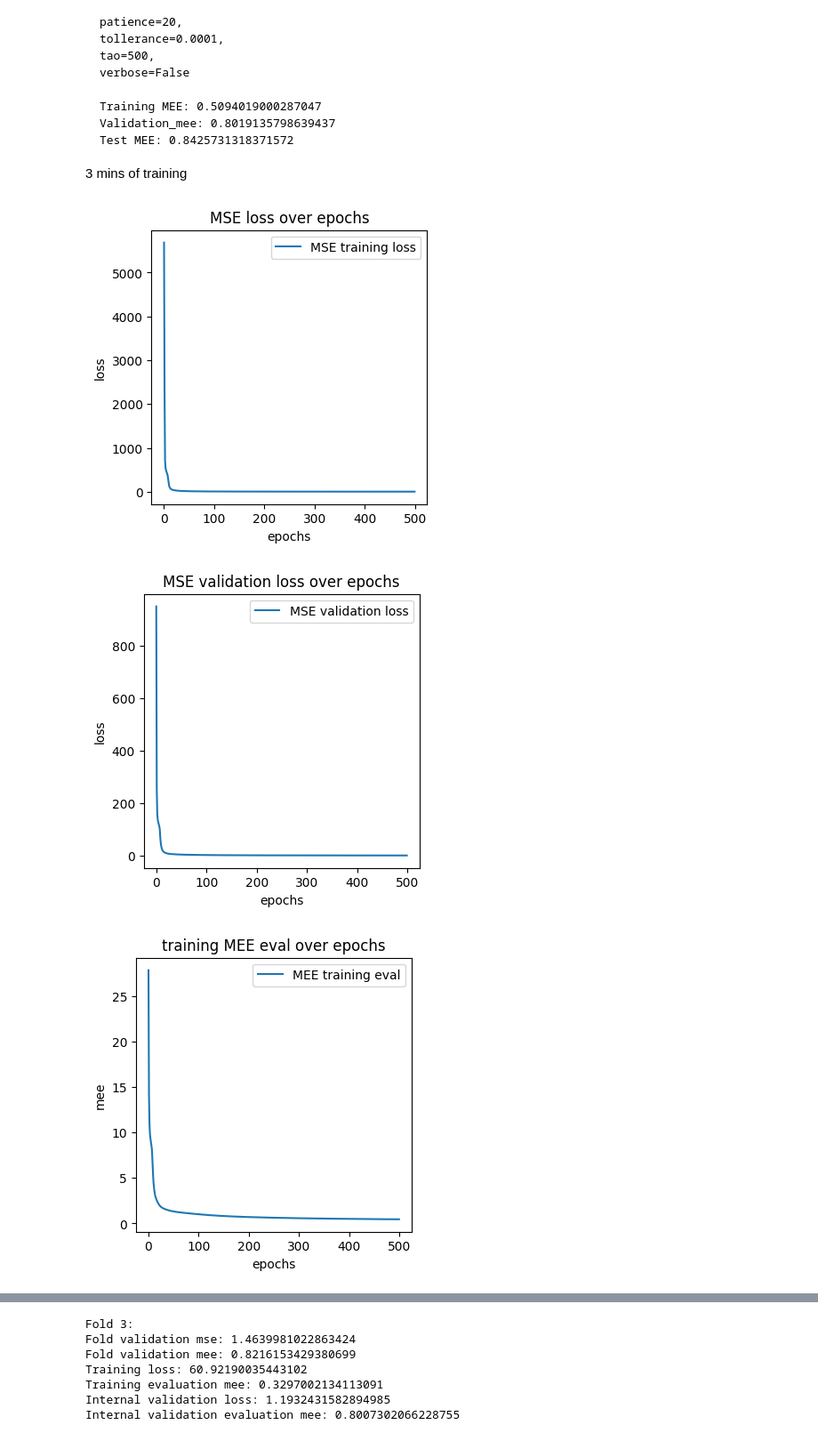
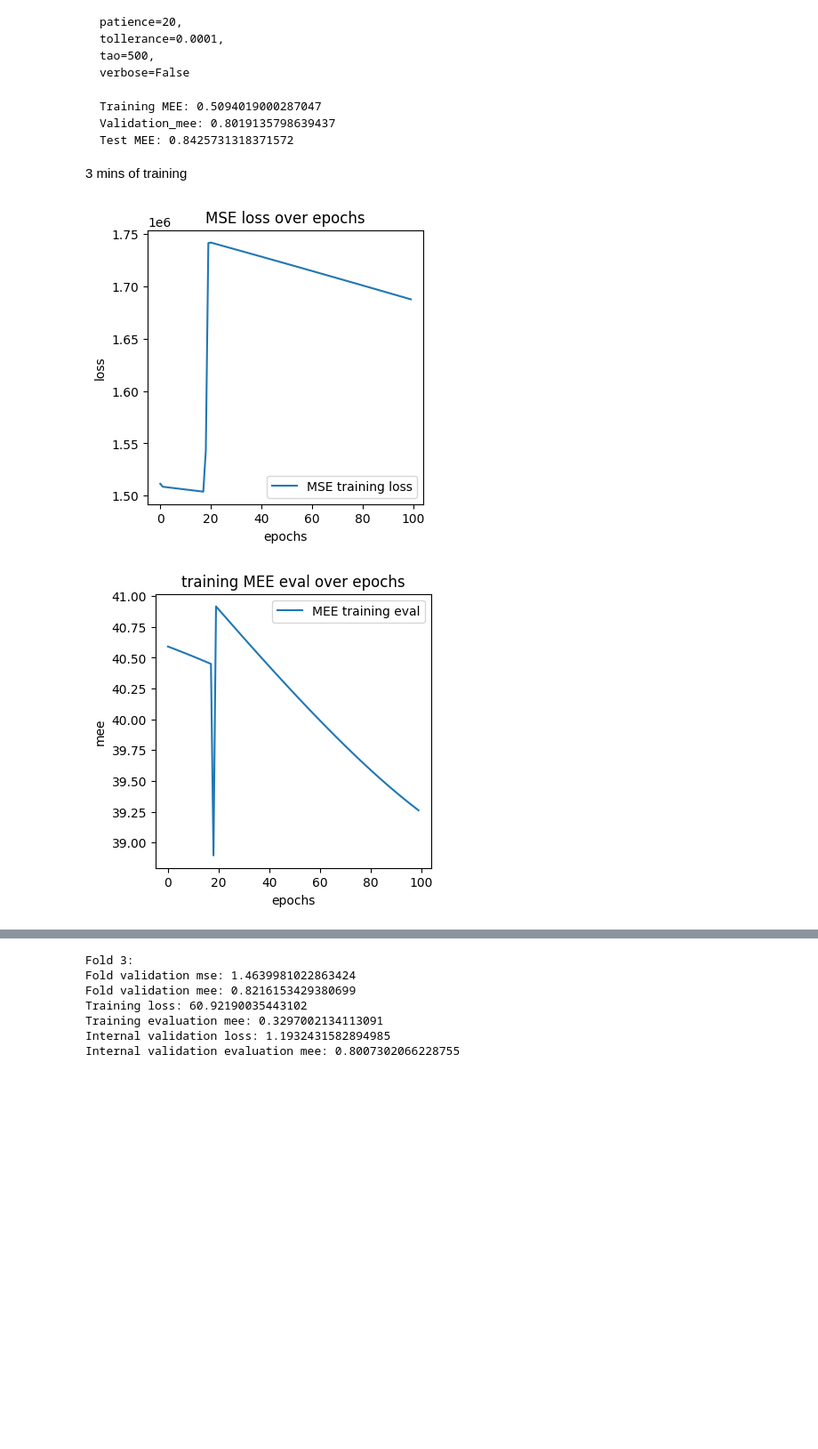
Before and after one commit to nicolapitzalis/Fully-Connected-NN-Implementation, a Jupyter notebook: notebook.ipynb, the cells around one changed output, grey strips where cells are left out. Shown at 89% size. Drawn from its saved outputs; the diff is of its cells as text; code cells hidden in the pictures; blank space fills up the shorter version.

Commit message:
learning rate fix

```diff
--- a/notebook.ipynb
+++ b/notebook.ipynb
@@ -580,24 +580,24 @@ best result so far:
 # %%
 data, targets = read_cup('datasets/cup/CUP_TR.csv')
 train_data, test_data, train_target, test_target = holdout(data, targets, 0.8, shuffle_set=True)
-train_data, validation_data, train_target, validation_target = holdout(train_data, train_target, 0.66, shuffle_set=True)
+# train_data, validation_data, train_target, validation_target = holdout(train_data, train_target, 0.8, shuffle_set=True)
 
 net = NeuralNetwork(
-    hidden_layer_sizes=[64, 64, 32],
+    hidden_layer_sizes=[64, 64, 64],
     n_output_units=3,
     training_loss_type_value=LossFunction.MSE.value,
     validation_loss_type_value=LossFunction.MSE.value,
     evaluation_metric_type_value=Metrics.MEE.value,
     activation_hidden_type_value=ActivationFunction.SIGMOID.value,
     activation_output_type_value=ActivationFunction.IDENTITY.value,
-    learning_rate=0.1,
+    learning_rate=0.05,
     reg_lambda=0,
-    mom_alpha=0.8,
+    mom_alpha=0.9,
     nesterov=True,
-    epochs=500,
-    batch_size=128,
+    epochs=100,
+    batch_size=1,
     classification=False,
-    early_stopping=True,
+    early_stopping=False,
     fast_stopping=False,
     linear_decay=True,
     patience=20,
@@ -605,13 +605,12 @@ net = NeuralNetwork(
     tao=500,
     verbose=False
 )
-net.train_net(train_data, train_target, validation_data, validation_target)
+net.train_net(train_data, train_target)
 # %%
 plot_over_epochs(y_values=net.training_losses, title='MSE loss over epochs', y_label='loss', legend='MSE training loss')
-plot_over_epochs(y_values=net.validation_losses, title='MSE validation loss over epochs', y_label='loss', legend='MSE validation loss')
+# plot_over_epochs(y_values=net.validation_losses, title='MSE validation loss over epochs', y_label='loss', legend='MSE validation loss')
 plot_over_epochs(y_values=net.training_evaluations, title='training MEE eval over epochs', y_label='mee', legend='MEE training eval')
-plot_over_epochs(y_values=net.validation_evaluations, title='validation MEE eval over epochs', y_label='mee', legend='MEE validation eval')
+# plot_over_epochs(y_values=net.validation_evaluations, title='validation MEE eval over epochs', y_label='mee', legend='MEE validation eval')
 # %% [output]
-[figure, old version]
+[figure, new version]
-[figure, old version]
+[figure, new version]
-[figure, removed]
```
Also changed, not shown: parts of 7 cells of this notebook, 3 other files.
